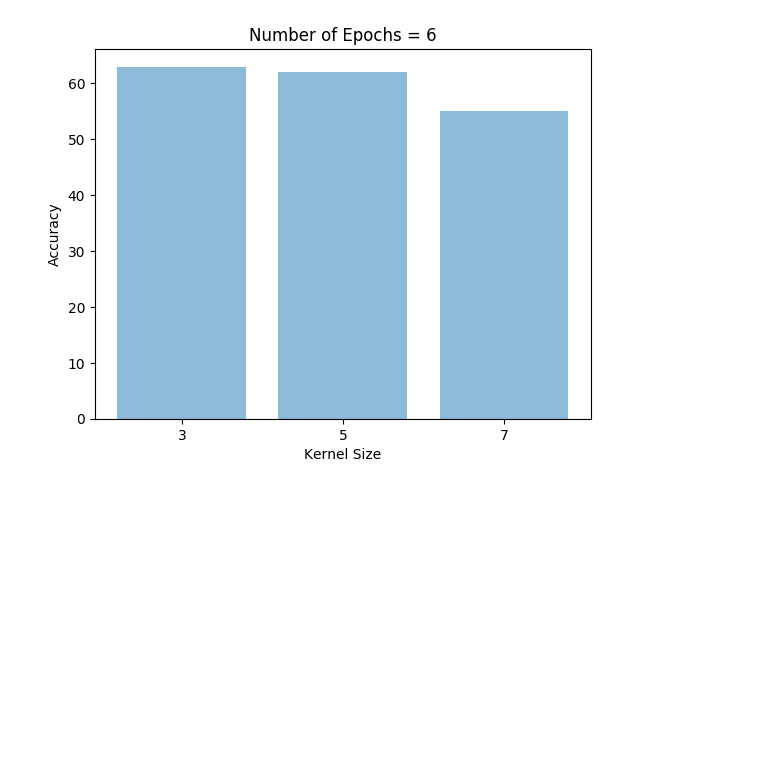
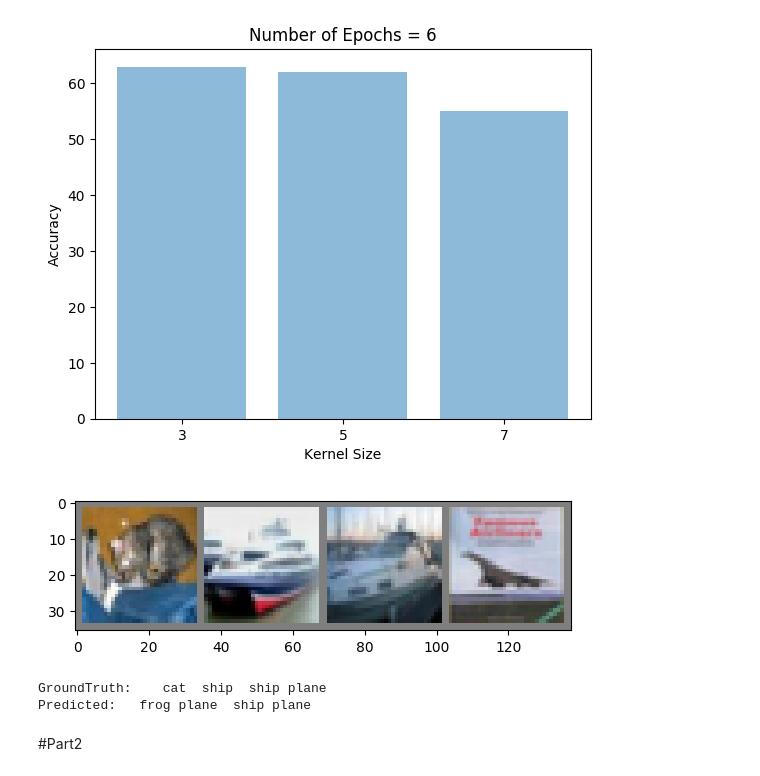
Before and after one commit to karemgerges/CNN-CIFAR10-Classifier, a Jupyter notebook: CV_Lab2.ipynb, the cells around one changed output. Drawn from its saved outputs; the diff is of its cells as text; code cells hidden in the pictures; blank space fills up the shorter version.

```diff
--- a/CV_Lab2.ipynb
+++ b/CV_Lab2.ipynb
@@ -201,3 +204,11 @@ for tuple in results:
 # %% [output]
 [figure]
 [figure]
+# %%
+S
+# %% [output]
+[figure, added]
+GroundTruth:    cat  ship  ship plane
+Predicted:   frog plane  ship plane
+# %% [markdown]
+#Part2
```
Also changed, not shown: parts of 40 cells of this notebook.
